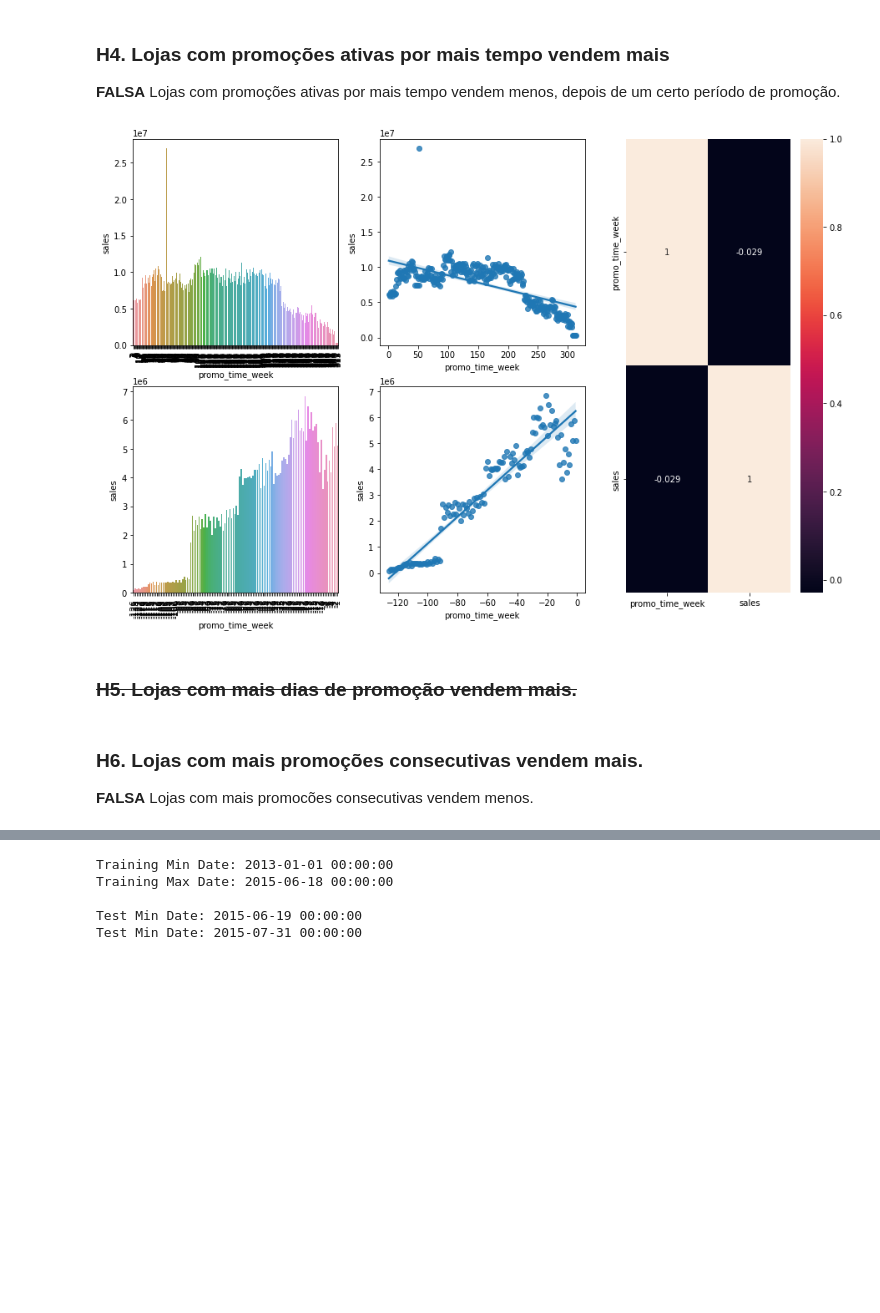
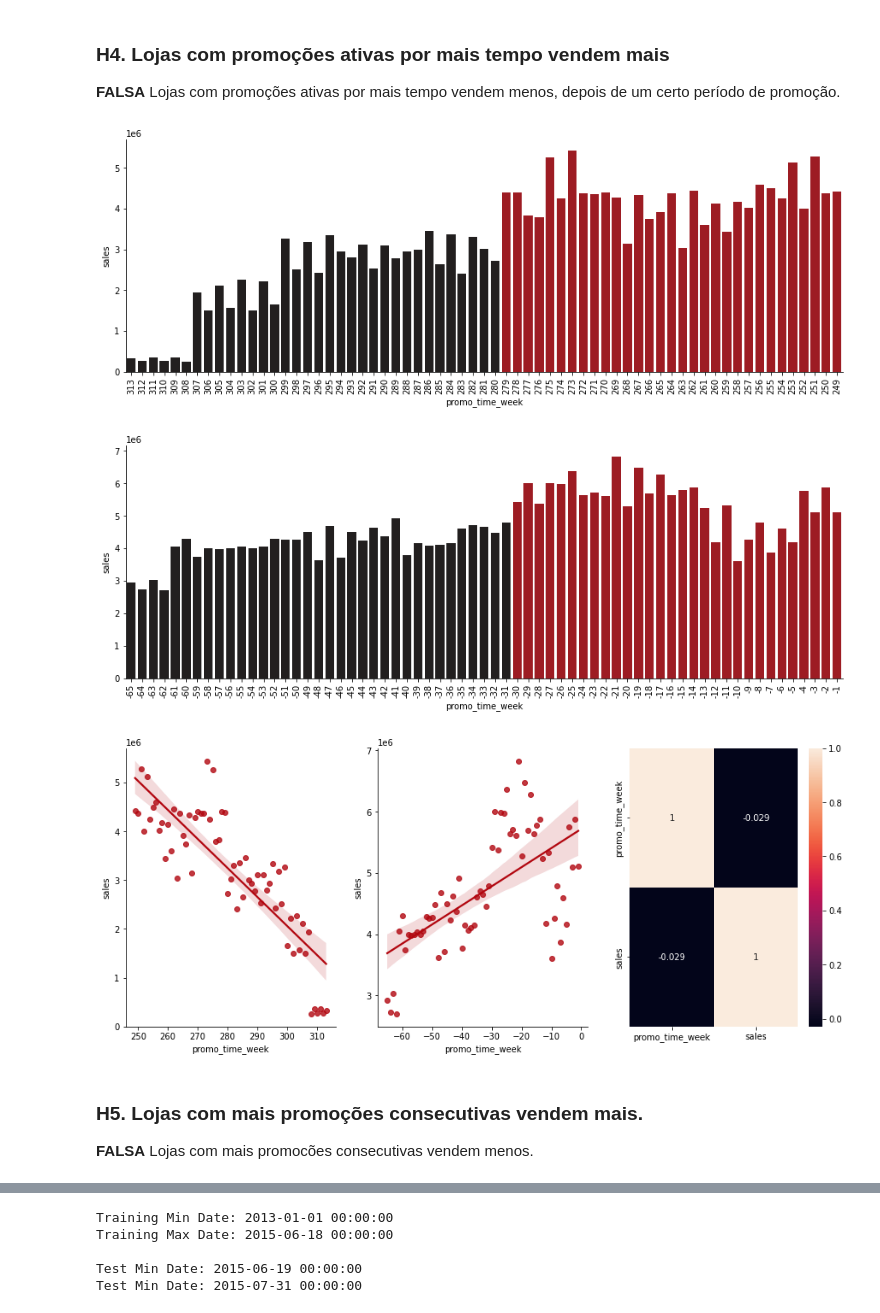
Before and after one commit to Jhonatanslopes/Rossmann-Sales-Forecast, a Jupyter notebook: notebook.ipynb, the cells around one changed output, grey strips where cells are left out. Cells and saved outputs as stored; diff of their text form; code cells hidden in the pictures; blank space fills up the shorter version.

```diff
--- a/notebook.ipynb
+++ b/notebook.ipynb
@@ -647,37 +731,48 @@ sns.heatmap(filter_h1.corr(method='pearson'), annot=True);
 
 **FALSA** Lojas com promoções ativas por mais tempo vendem menos, depois de um certo período de promoção.
 # %%
+# Filter
 filter_h1 = df[['promo_time_week', 'sales']].groupby('promo_time_week').sum().reset_index()
+#grid = gridspec.GridSpec(2, 3) # Adjust figures
 
-grid = gridspec.GridSpec(2, 3)
-
-plt.figure(figsize=(15, 10))
-plt.subplot(grid[0, 0])
+# Figure 1
+plt.figure(figsize=(15, 5))
 extended = filter_h1[filter_h1['promo_time_week'] > 0]
-sns.barplot(x='promo_time_week', y='sales', data=extended)
+extended = extended[['promo_time_week', 'sales']].sort_values(by='promo_time_week', ascending=False)[:65]
+colors = list(extended['promo_time_week'].apply(lambda x: '#221f1f' if x > 279 else '#b20710'))
+sns.barplot(x='promo_time_week', y='sales', data=extended, order=extended['promo_time_week'].sort_values(ascending=False).values, palette=colors)
 plt.xticks(rotation=90)
-
-plt.subplot(grid[0, 1])
-sns.regplot(x='promo_time_week', y='sales', data=extended)
+sns.despine(right=True)
 
 
-plt.subplot(grid[1, 0])
-regular = filter_h1[filter_h1['promo_time_week'] < 0]
-sns.barplot(x='promo_time_week', y='sales', data=regular)
-plt.xticks(rotation=90);
+# Figure 2
+plt.figure(figsize=(15, 5))
+regular = filter_h1[filter_h1['promo_time_week'] < 0].sort_values(by='promo_time_week', ascending=False)[:65]
+colors = list(regular['promo_time_week'].apply(lambda x: '#221f1f' if int(x) > -36 else '#b20710'))
+sns.barplot(x='promo_time_week', y='sales', data=regular, palette=colors)
+plt.xticks(rotation=90)
+sns.despine(right=True)
 
+# Figure 3
+plt.figure(figsize=(15, 6))
+plt.subplot(1, 3, 1)
+sns.regplot(x='promo_time_week', y='sales', data=extended, color='#b20710')
+sns.despine(right=True)
 
-plt.subplot(grid[1, 1])
-sns.regplot(x='promo_time_week', y='sales', data=regular)
+# Figure 4
+plt.subplot(1, 3, 2)
+sns.regplot(x='promo_time_week', y='sales', data=regular, color='#b20710')
+sns.despine(right=True)
 
-plt.subplot(grid[:, 2])
+# Figure 5
+plt.subplot(1, 3, 3)
 sns.heatmap(filter_h1.corr(method='pearson'), annot=True);
 # %% [output]
-[figure, old version]
+[figure, new version]
+[figure, added]
+[figure, added]
-# %% [markdown]
-### <s> H5. Lojas com mais dias de promoção vendem mais. <s>
 # %% [markdown]
-### H6. Lojas com mais promoções consecutivas vendem mais.
+### H5. Lojas com mais promoções consecutivas vendem mais.
 
 **FALSA** Lojas com mais promocões consecutivas vendem menos.
 # %%
```
Also changed, not shown: parts of 157 cells of this notebook.
